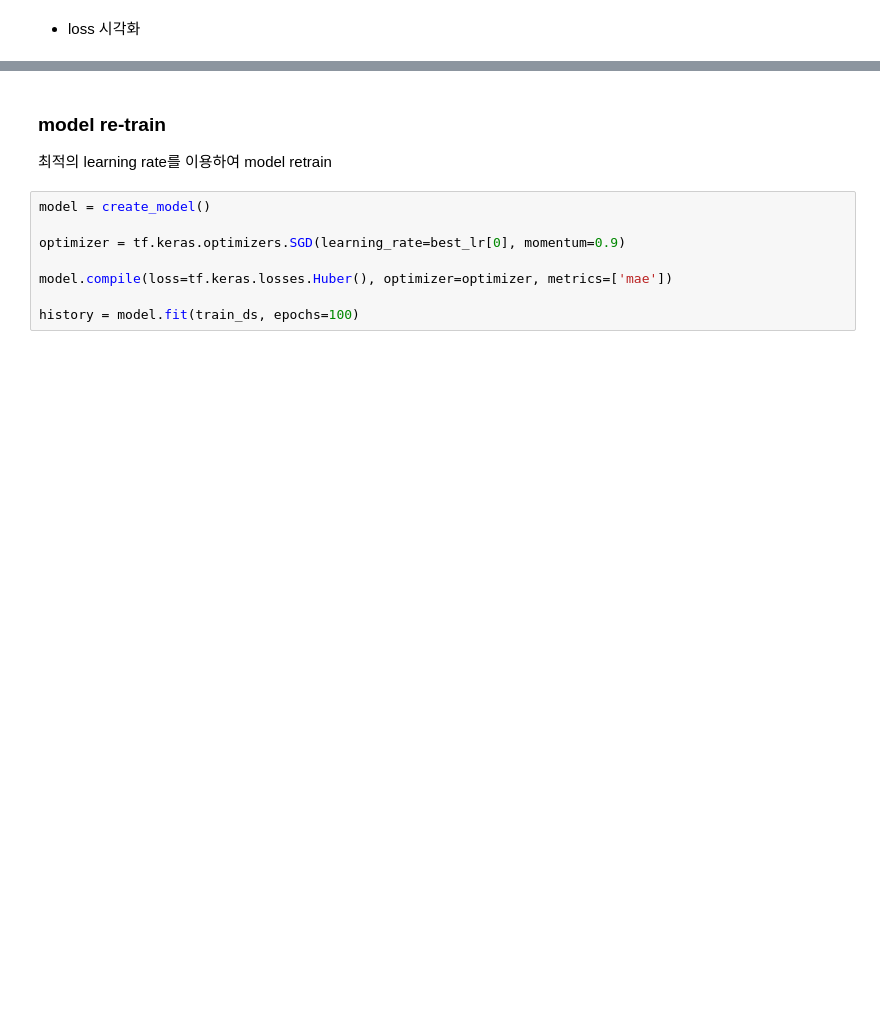
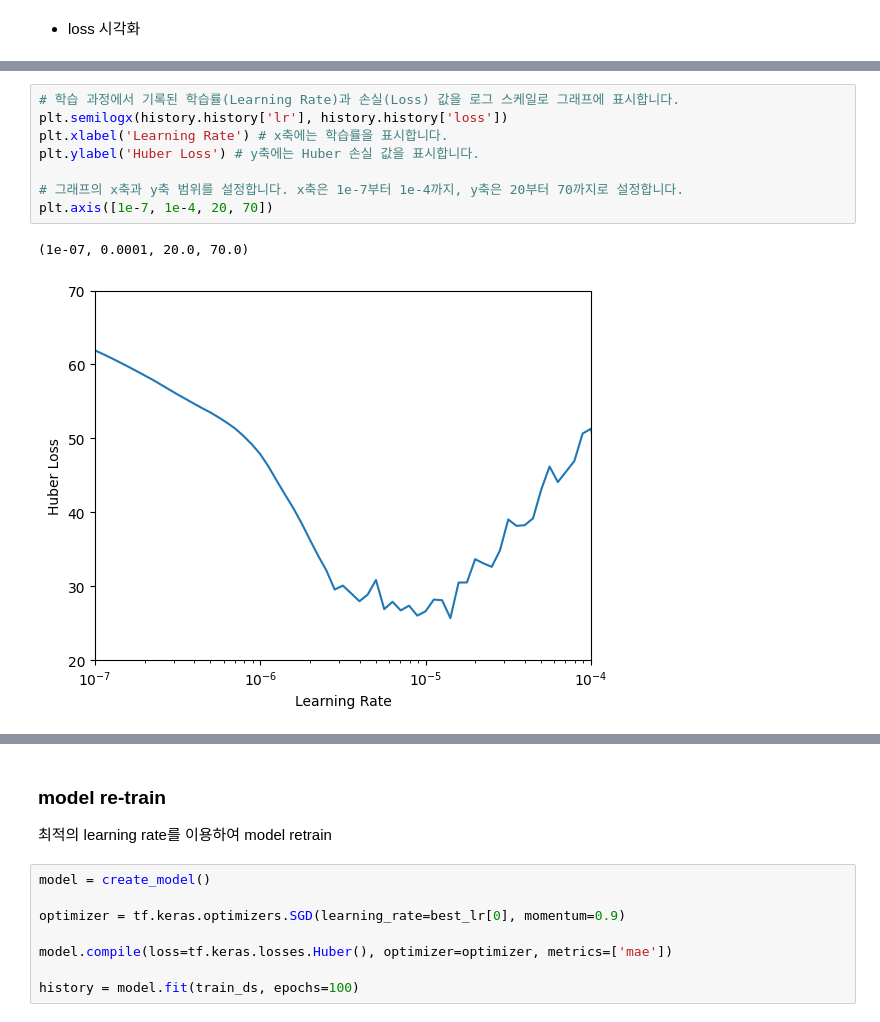
Before and after one commit to ironmanciti/Time_Series_Lecture, a Jupyter notebook: 045_Optimal_LearningRate_Huber_Loss.ipynb, the cells around one changed output, grey strips where cells are left out. Cells and saved outputs as stored; diff of their text form; blank space fills up the shorter version.

```diff
--- a/045_Optimal_LearningRate_Huber_Loss.ipynb
+++ b/045_Optimal_LearningRate_Huber_Loss.ipynb
@@ -151,0 +170,11 @@ plt.axis([1e-7, 1e-4, 20, 70])
+# %%
+# 학습 과정에서 기록된 학습률(Learning Rate)과 손실(Loss) 값을 로그 스케일로 그래프에 표시합니다.
+plt.semilogx(history.history['lr'], history.history['loss'])
+plt.xlabel('Learning Rate') # x축에는 학습률을 표시합니다.
+plt.ylabel('Huber Loss') # y축에는 Huber 손실 값을 표시합니다.
+
+# 그래프의 x축과 y축 범위를 설정합니다. x축은 1e-7부터 1e-4까지, y축은 20부터 70까지로 설정합니다.
+plt.axis([1e-7, 1e-4, 20, 70])
+# %% [output]
+(1e-07, 0.0001, 20.0, 70.0)
+[figure, added]
```
Also changed, not shown: parts of 21 cells of this notebook, 14 other files.
